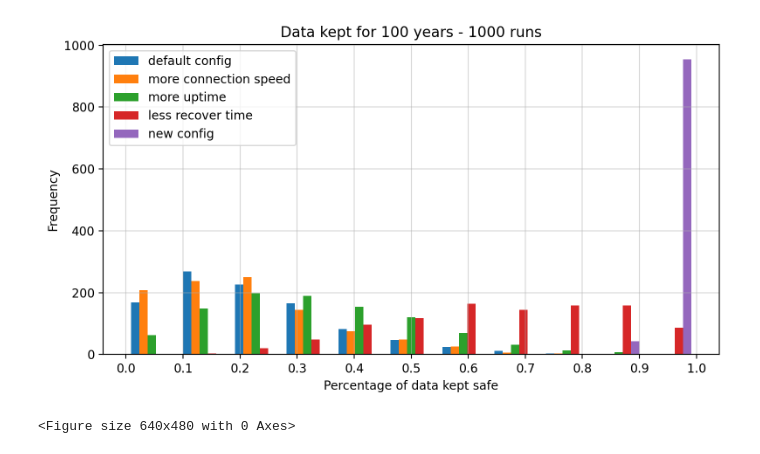
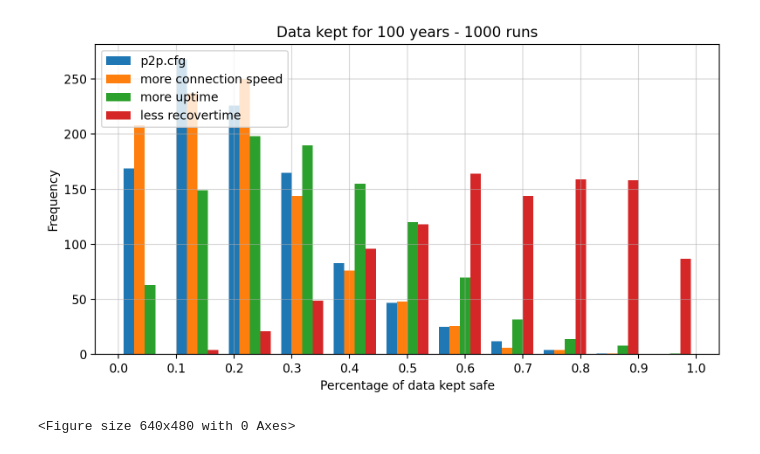
Before and after one commit to LilFreshDog/DC, a Jupyter notebook: plots.ipynb, the cells around one changed output. Cells and saved outputs as stored; diff of their text form; code cells hidden in the pictures.

Commit message:
updated plots notebook

```diff
--- a/plots.ipynb
+++ b/plots.ipynb
@@ -36,31 +36,27 @@ cs_im = [0.0, 0.0, 0.0, 0.0, 0.0, 0.0, 0.0, 0.0, 1.0, 0.0, 1.0, 0.0, 0.0, 0.0, 0
 cs_im = [1-v for v in cs_im]
 
 
 # Use the hist function to create the histogram
-plt.hist([default, speed, uptime, recovertime, new], bins=11, label=['default config',
-                                                                     'more connection speed',
-                                                                     'more uptime',
-                                                                     'less recover time',
-                                                                     'new config'])#, histtype='step', align='right')
+plt.hist([default, speed, uptime, recovertime], label=['p2p.cfg', 'more connection speed', 'more uptime', 'less recovertime'], bins=11)
 plt.legend(loc='upper left')
 
 
 # Add a title and labels to the plot
 plt.title('Data kept for 100 years - 1000 runs')
 plt.xlabel('Percentage of data kept safe')
 plt.ylabel('Frequency')
 
 plt.xticks([0, .1, .2, .3, .4, .5, .6, .7, .8, .9, 1])
 
 plt.grid(True, alpha=0.5)
 
 plt.tight_layout()
 
 
 # Show the plot
 plt.show()
 # %% [output]
-[figure, old version]
+[figure, new version]
 # %%
 plt.figure()
 
```
